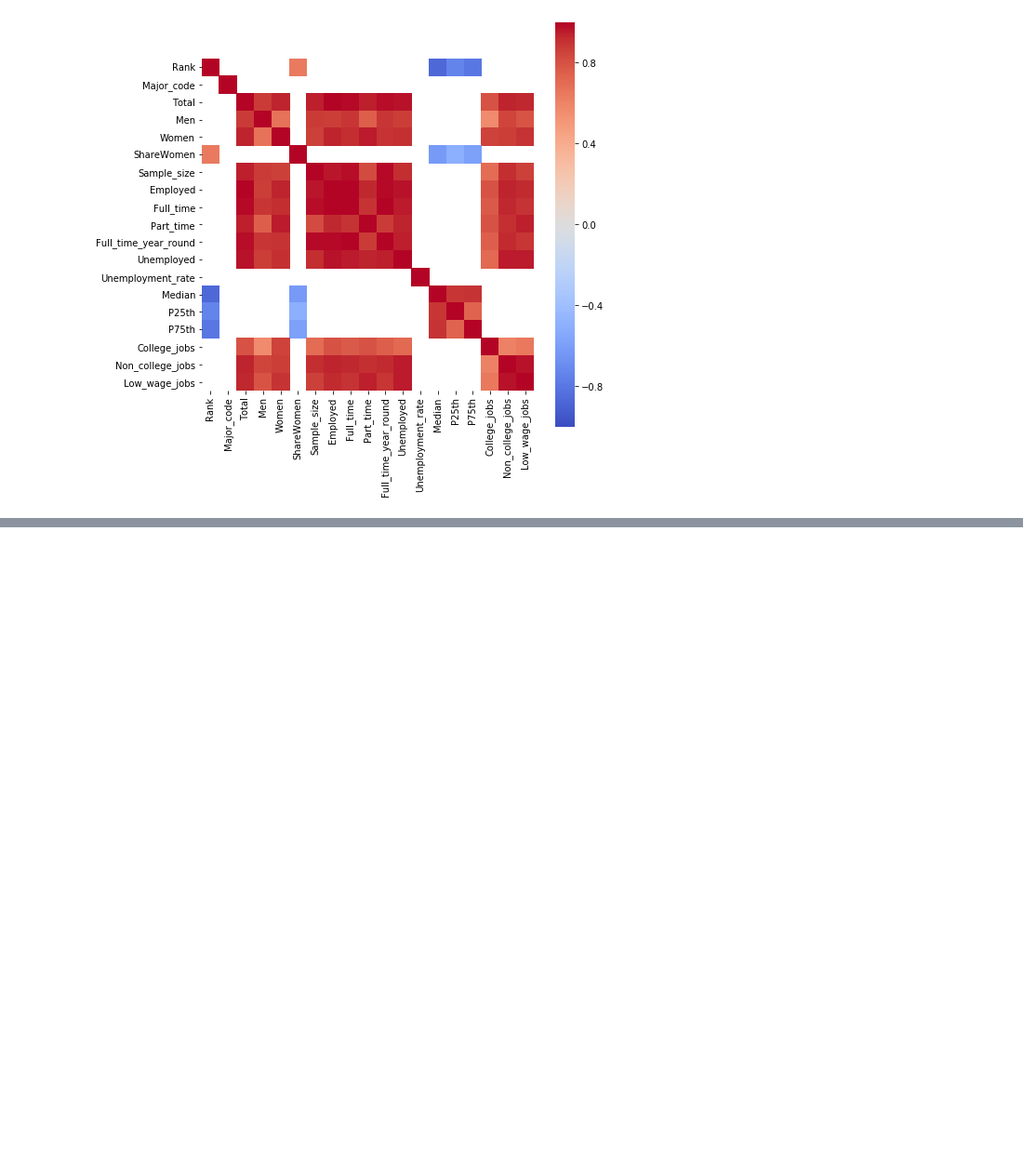
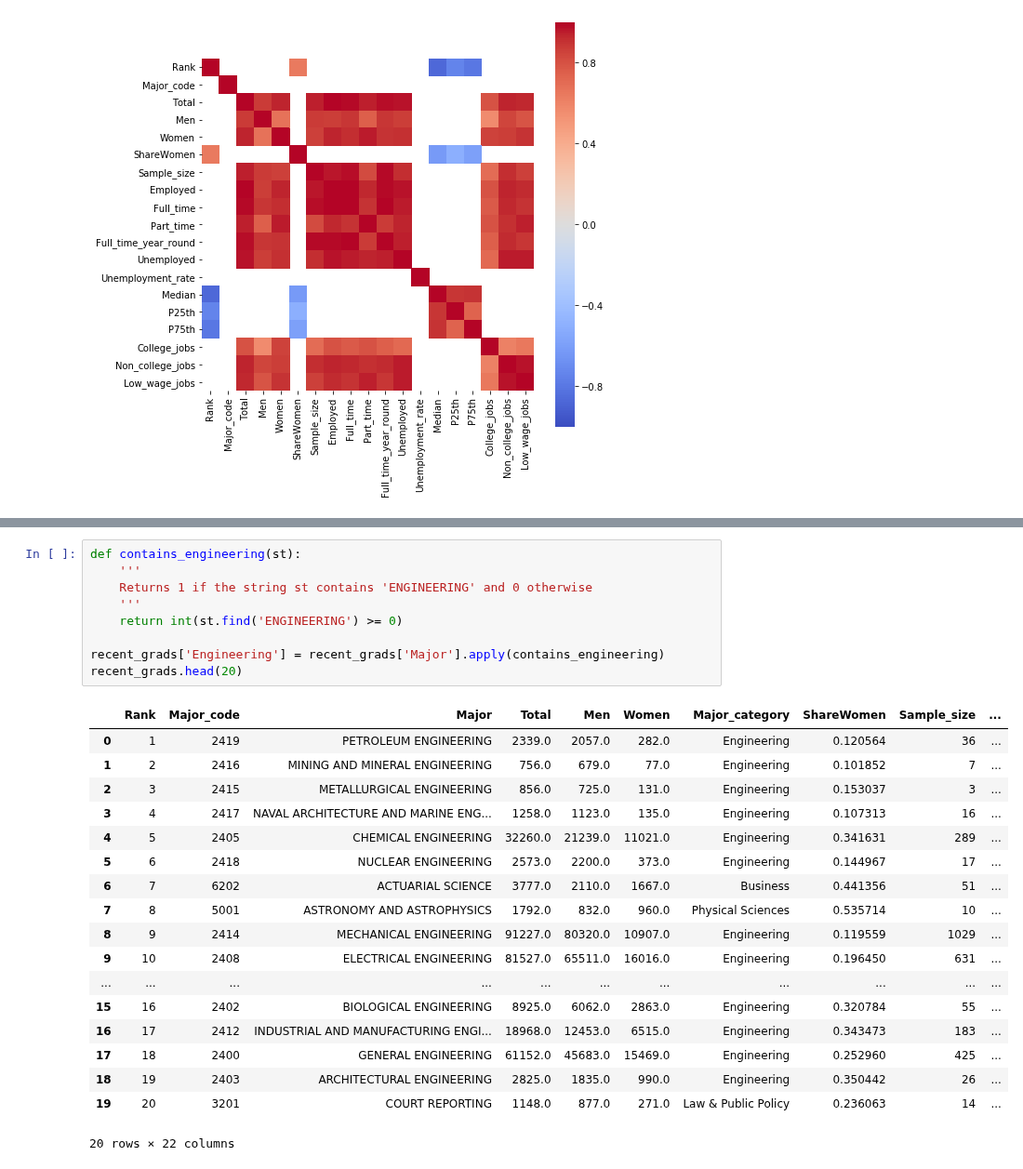
Before and after one commit to FlorentCLMichel/learning_data_science, a Jupyter notebook: Projects_Jupyter/Earnings_college_major.ipynb, the cells around one changed output, grey strips where cells are left out. Shown at 93% size. Cells and saved outputs as stored; diff of their text form; blank space fills up the shorter version.

```diff
--- a/Projects_Jupyter/Earnings_college_major.ipynb
+++ b/Projects_Jupyter/Earnings_college_major.ipynb
@@ -513,0 +595,28 @@ This indicates that the 25\% lowest and highest earnings both increase when the
+# %%
+def contains_engineering(st):
+    '''
+    Returns 1 if the string st contains 'ENGINEERING' and 0 otherwise
+    '''
+    return int(st.find('ENGINEERING') >= 0)
+
+recent_grads['Engineering'] = recent_grads['Major'].apply(contains_engineering)
+recent_grads.head(20)
+# %% [output]
+|  | Rank | Major_code | Major | Total | Men | Women | Major_category | ShareWomen | Sample_size | ... |
+| 0 | 1 | 2419 | PETROLEUM ENGINEERING | 2339.0 | 2057.0 | 282.0 | Engineering | 0.120564 | 36 | ... |
+| 1 | 2 | 2416 | MINING AND MINERAL ENGINEERING | 756.0 | 679.0 | 77.0 | Engineering | 0.101852 | 7 | ... |
+| 2 | 3 | 2415 | METALLURGICAL ENGINEERING | 856.0 | 725.0 | 131.0 | Engineering | 0.153037 | 3 | ... |
+| 3 | 4 | 2417 | NAVAL ARCHITECTURE AND MARINE ENG... | 1258.0 | 1123.0 | 135.0 | Engineering | 0.107313 | 16 | ... |
+| 4 | 5 | 2405 | CHEMICAL ENGINEERING | 32260.0 | 21239.0 | 11021.0 | Engineering | 0.341631 | 289 | ... |
+| 5 | 6 | 2418 | NUCLEAR ENGINEERING | 2573.0 | 2200.0 | 373.0 | Engineering | 0.144967 | 17 | ... |
+| 6 | 7 | 6202 | ACTUARIAL SCIENCE | 3777.0 | 2110.0 | 1667.0 | Business | 0.441356 | 51 | ... |
+| 7 | 8 | 5001 | ASTRONOMY AND ASTROPHYSICS | 1792.0 | 832.0 | 960.0 | Physical Sciences | 0.535714 | 10 | ... |
+| 8 | 9 | 2414 | MECHANICAL ENGINEERING | 91227.0 | 80320.0 | 10907.0 | Engineering | 0.119559 | 1029 | ... |
+| 9 | 10 | 2408 | ELECTRICAL ENGINEERING | 81527.0 | 65511.0 | 16016.0 | Engineering | 0.196450 | 631 | ... |
+| ... | ... | ... | ... | ... | ... | ... | ... | ... | ... | ... |
+| 15 | 16 | 2402 | BIOLOGICAL ENGINEERING | 8925.0 | 6062.0 | 2863.0 | Engineering | 0.320784 | 55 | ... |
+| 16 | 17 | 2412 | INDUSTRIAL AND MANUFACTURING ENGI... | 18968.0 | 12453.0 | 6515.0 | Engineering | 0.343473 | 183 | ... |
+| 17 | 18 | 2400 | GENERAL ENGINEERING | 61152.0 | 45683.0 | 15469.0 | Engineering | 0.252960 | 425 | ... |
+| 18 | 19 | 2403 | ARCHITECTURAL ENGINEERING | 2825.0 | 1835.0 | 990.0 | Engineering | 0.350442 | 26 | ... |
+| 19 | 20 | 3201 | COURT REPORTING | 1148.0 | 877.0 | 271.0 | Law & Public Policy | 0.236063 | 14 | ... |
+20 rows × 22 columns
```
Also changed, not shown: parts of 20 cells of this notebook.
